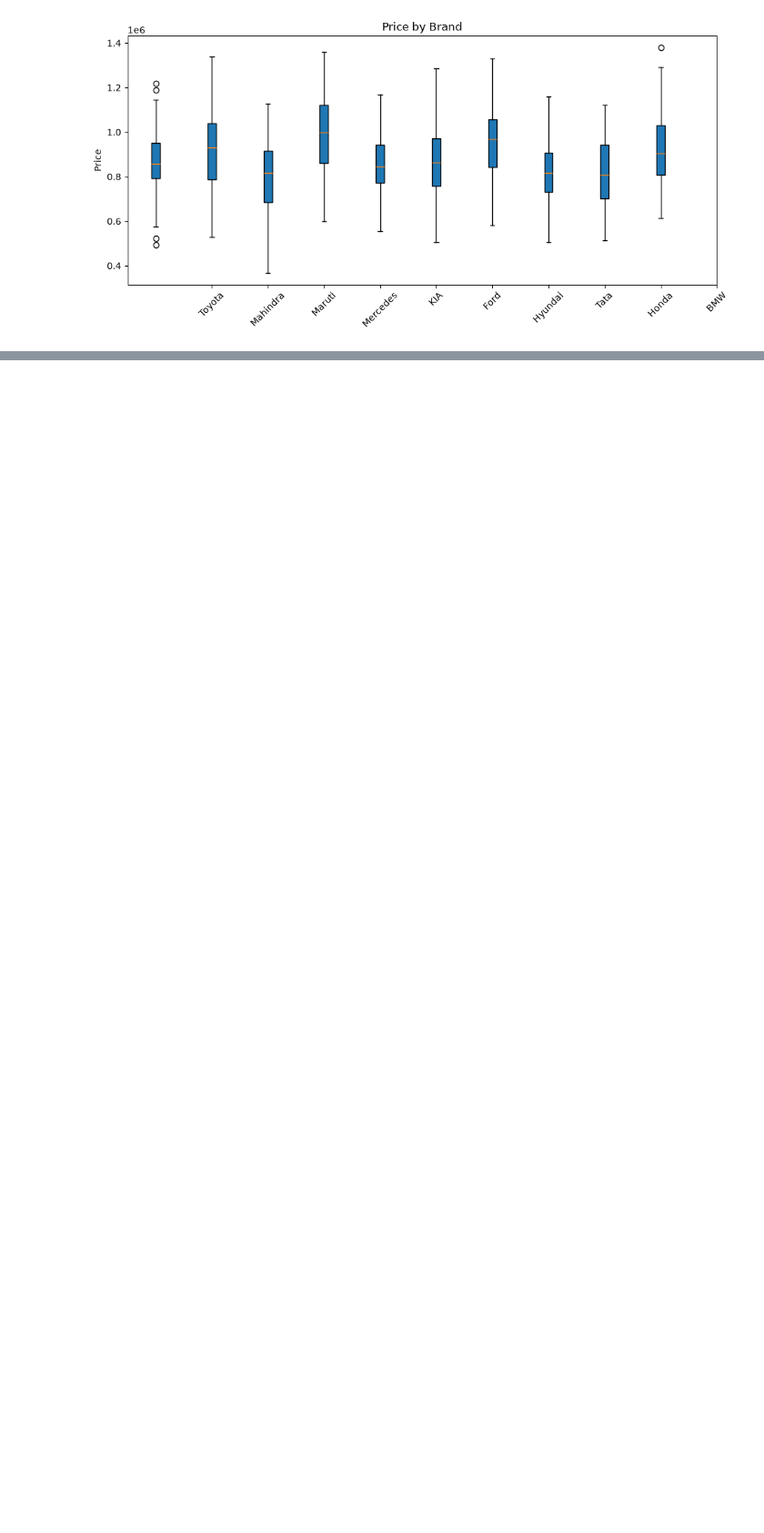
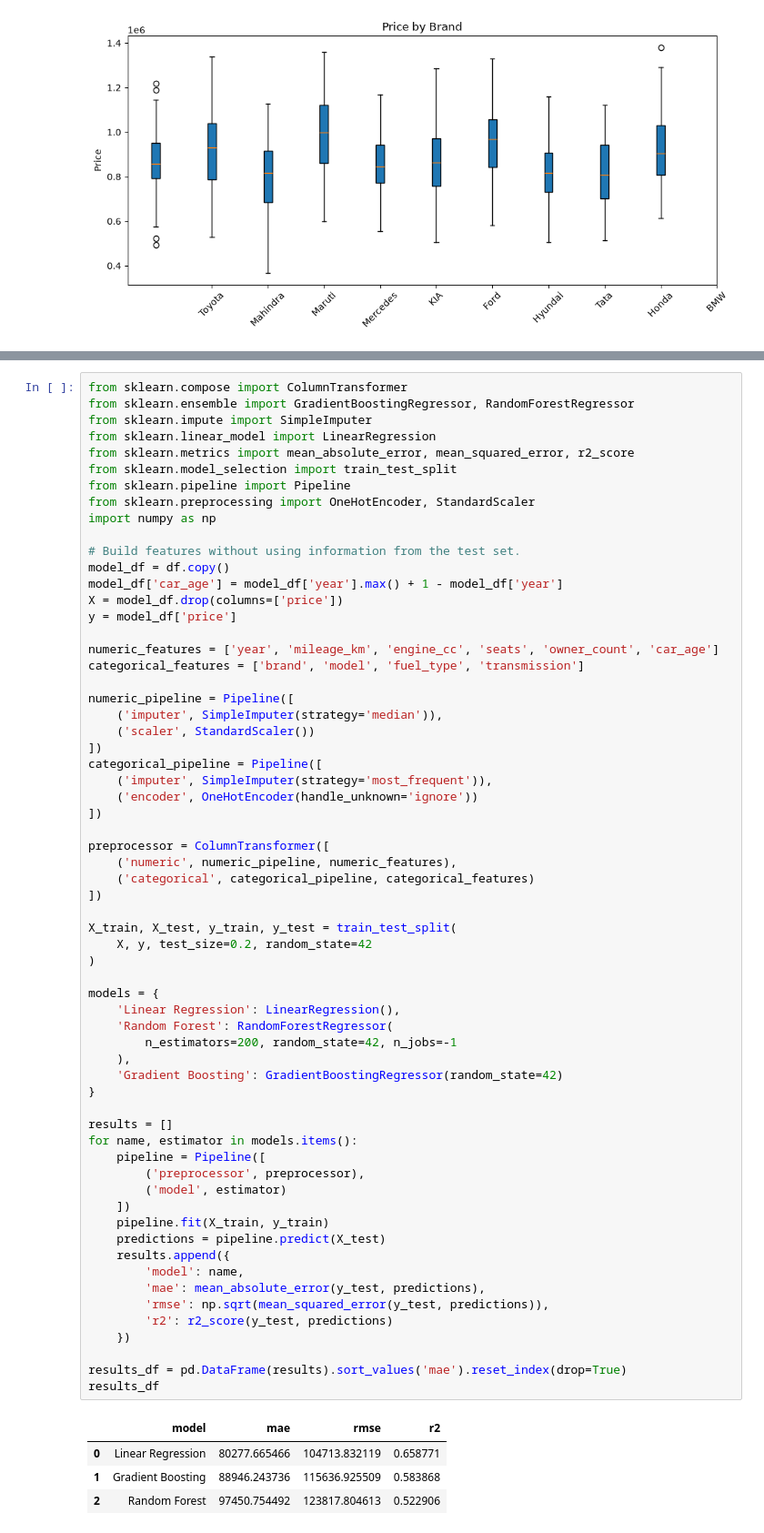
Before and after one commit to vedantkulkarniii/Codealpha_Car-Price-Prediction-using-Machine-Learning, a Jupyter notebook: notebooks/01_project_understanding.ipynb, the cells around one changed output, grey strips where cells are left out. Shown at 91% size. Cells and saved outputs as stored; diff of their text form; blank space fills up the shorter version.

```diff
--- a/notebooks/01_project_understanding.ipynb
+++ b/notebooks/01_project_understanding.ipynb
@@ -80,0 +85,68 @@ plt.show()
+# %%
+from sklearn.compose import ColumnTransformer
+from sklearn.ensemble import GradientBoostingRegressor, RandomForestRegressor
+from sklearn.impute import SimpleImputer
+from sklearn.linear_model import LinearRegression
+from sklearn.metrics import mean_absolute_error, mean_squared_error, r2_score
+from sklearn.model_selection import train_test_split
+from sklearn.pipeline import Pipeline
+from sklearn.preprocessing import OneHotEncoder, StandardScaler
+import numpy as np
+
+# Build features without using information from the test set.
+model_df = df.copy()
+model_df['car_age'] = model_df['year'].max() + 1 - model_df['year']
+X = model_df.drop(columns=['price'])
+y = model_df['price']
+
+numeric_features = ['year', 'mileage_km', 'engine_cc', 'seats', 'owner_count', 'car_age']
+categorical_features = ['brand', 'model', 'fuel_type', 'transmission']
+
+numeric_pipeline = Pipeline([
+    ('imputer', SimpleImputer(strategy='median')),
+    ('scaler', StandardScaler())
+])
+categorical_pipeline = Pipeline([
+    ('imputer', SimpleImputer(strategy='most_frequent')),
+    ('encoder', OneHotEncoder(handle_unknown='ignore'))
+])
+
+preprocessor = ColumnTransformer([
+    ('numeric', numeric_pipeline, numeric_features),
+    ('categorical', categorical_pipeline, categorical_features)
+])
+
+X_train, X_test, y_train, y_test = train_test_split(
+    X, y, test_size=0.2, random_state=42
+)
+
+models = {
+    'Linear Regression': LinearRegression(),
+    'Random Forest': RandomForestRegressor(
+        n_estimators=200, random_state=42, n_jobs=-1
+    ),
+    'Gradient Boosting': GradientBoostingRegressor(random_state=42)
+}
+
+results = []
+for name, estimator in models.items():
+    pipeline = Pipeline([
+        ('preprocessor', preprocessor),
+        ('model', estimator)
+    ])
+    pipeline.fit(X_train, y_train)
+    predictions = pipeline.predict(X_test)
+    results.append({
+        'model': name,
+        'mae': mean_absolute_error(y_test, predictions),
+        'rmse': np.sqrt(mean_squared_error(y_test, predictions)),
+        'r2': r2_score(y_test, predictions)
+    })
+
+results_df = pd.DataFrame(results).sort_values('mae').reset_index(drop=True)
+results_df
+# %% [output]
+|  | model | mae | rmse | r2 |
+| 0 | Linear Regression | 80277.665466 | 104713.832119 | 0.658771 |
+| 1 | Gradient Boosting | 88946.243736 | 115636.925509 | 0.583868 |
+| 2 | Random Forest | 97450.754492 | 123817.804613 | 0.522906 |
```
Also changed, not shown: parts of 1 cell of this notebook, 1 other file.
